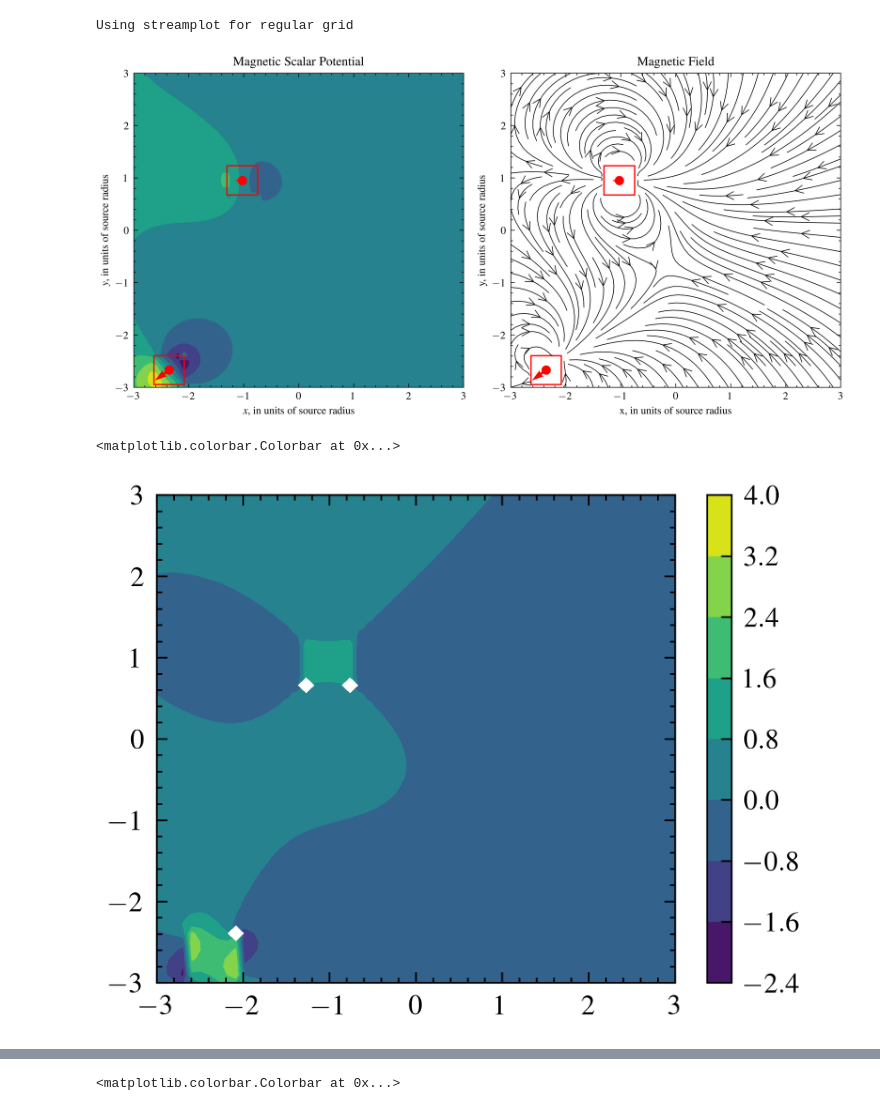
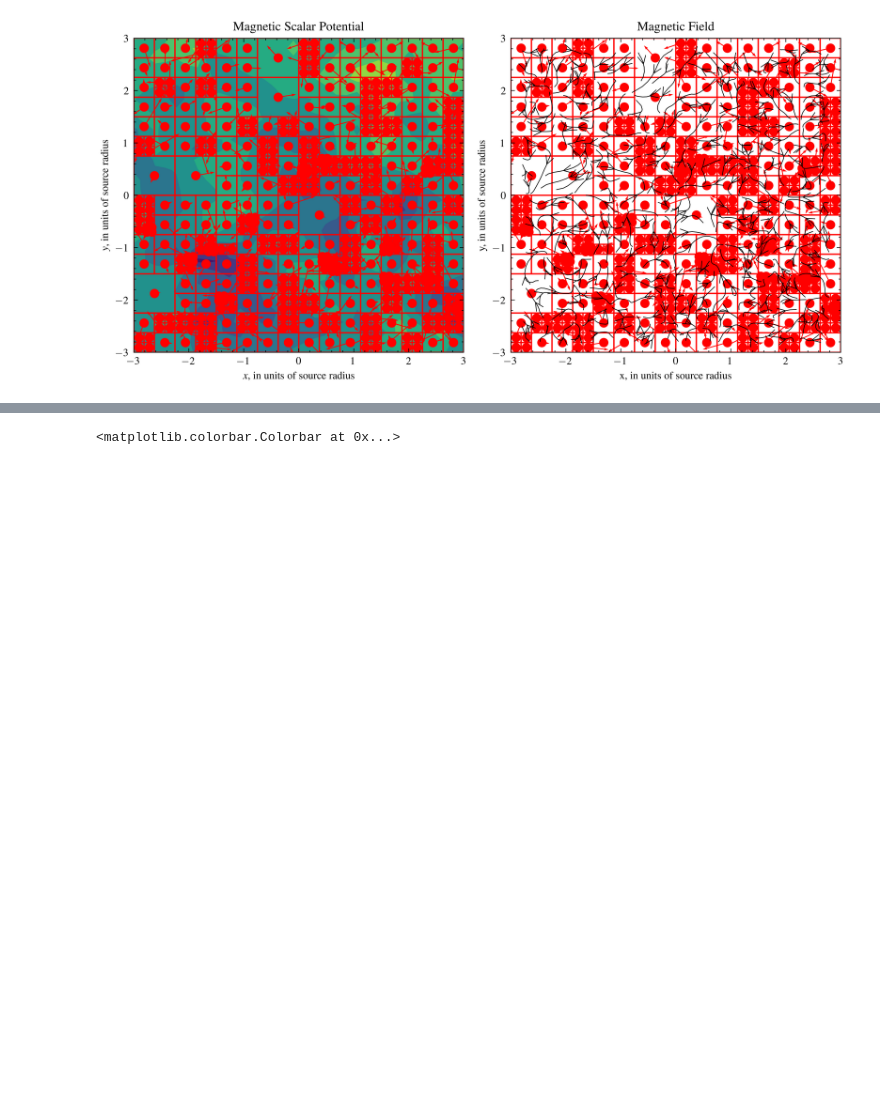
Before and after one commit to cmt-dtu-energy/hypermagnetics, a Jupyter notebook: nbs/quadtree.ipynb, the cells around one changed output, grey strips where cells are left out. Cells and saved outputs as stored; diff of their text form; code cells hidden in the pictures; blank space fills up the shorter version.

Commit message:
Quadtree evaluation works now

```diff
--- a/nbs/quadtree.ipynb
+++ b/nbs/quadtree.ipynb
@@ -14,30 +14,22 @@ plt.style.use(["science", "ieee"])
 # %%
 cfg = {
     "shape": "prism",
     "n_samples": 1,
     "lim": 3,
-    "res": 60,
-    "dim": 2,
-    "min_size": 0.25,
-    "max_size": 1,
     # "source_val": False,
     # "eps": 0,
     # "eval": True,
-    # "grid_eval": True,
-    # "quadtree": True
+    "quadtree": True
 }
-train = configure(**cfg, n_sources=2, seed=0)
+train = configure(**cfg, n_sources=500, seed=0)
 
 # Test the fixed plotting function
 plots(train, source=True, shapes=True)
 
-x_grid = np.array(train['grid'][:, 0].reshape((cfg["res"], cfg["res"])))
-y_grid = np.array(train['grid'][:, 1].reshape((cfg["res"], cfg["res"])))
-target_f = train["field_grid"][0 : 1, ..., 0].reshape((len(train["sources"][0 : 1]), cfg["res"], cfg["res"]))
-plt.contourf(x_grid, y_grid, np.clip(target_f[0], -3.2, 3.2))
-plt.colorbar()
+# x_grid = np.array(train['grid'][:, 0].reshape((cfg["res"], cfg["res"])))
+# y_grid = np.array(train['grid'][:, 1].reshape((cfg["res"], cfg["res"])))
+# target_f = train["field_grid"][0 : 1, ..., 0].reshape((len(train["sources"][0 : 1]), cfg["res"], cfg["res"]))
+# plt.contourf(x_grid, y_grid, np.clip(target_f[0], -3.2, 3.2))
+# plt.colorbar()
 # %% [output]
-Using streamplot for regular grid
-[figure, old version]
+[figure, new version]
-<matplotlib.colorbar.Colorbar at 0x...>
-[figure, removed]
```
Also changed, not shown: parts of 1 cell of this notebook, 4 other files.
